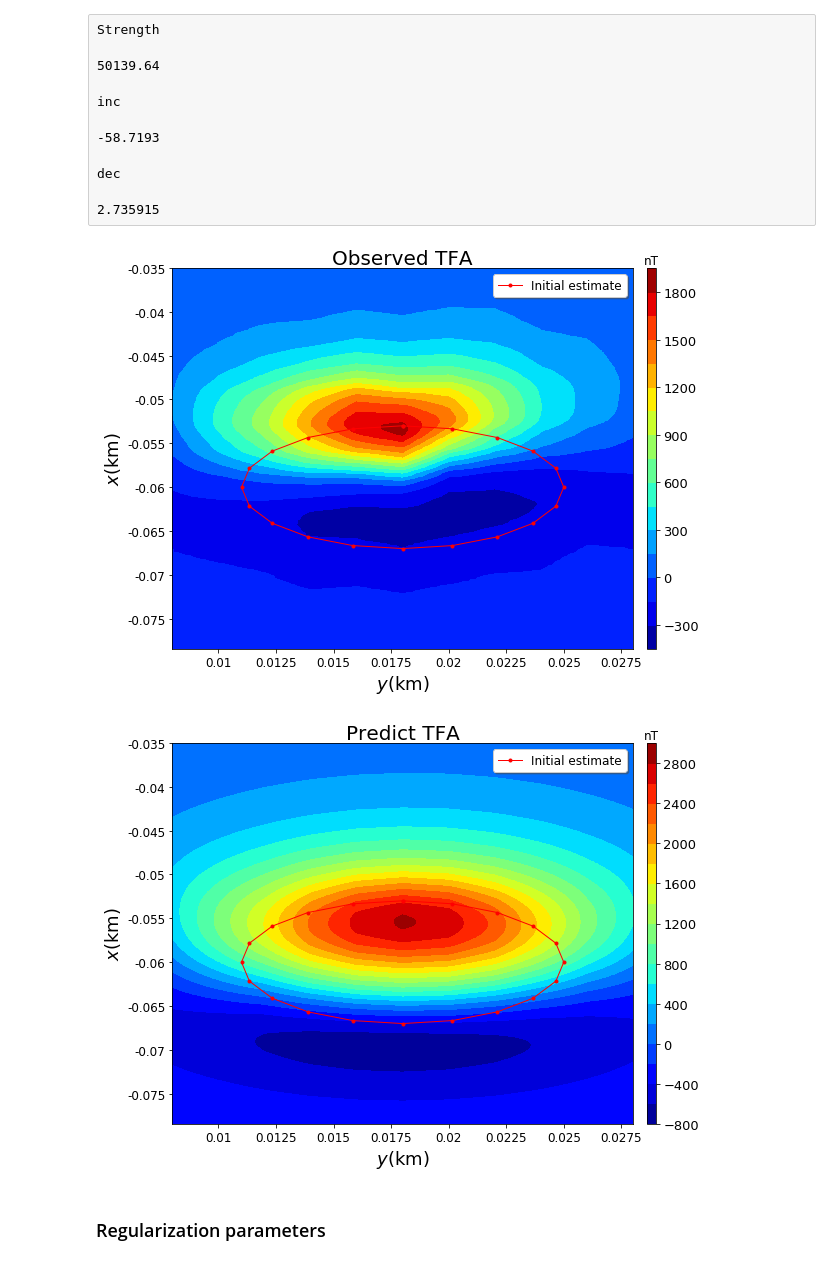
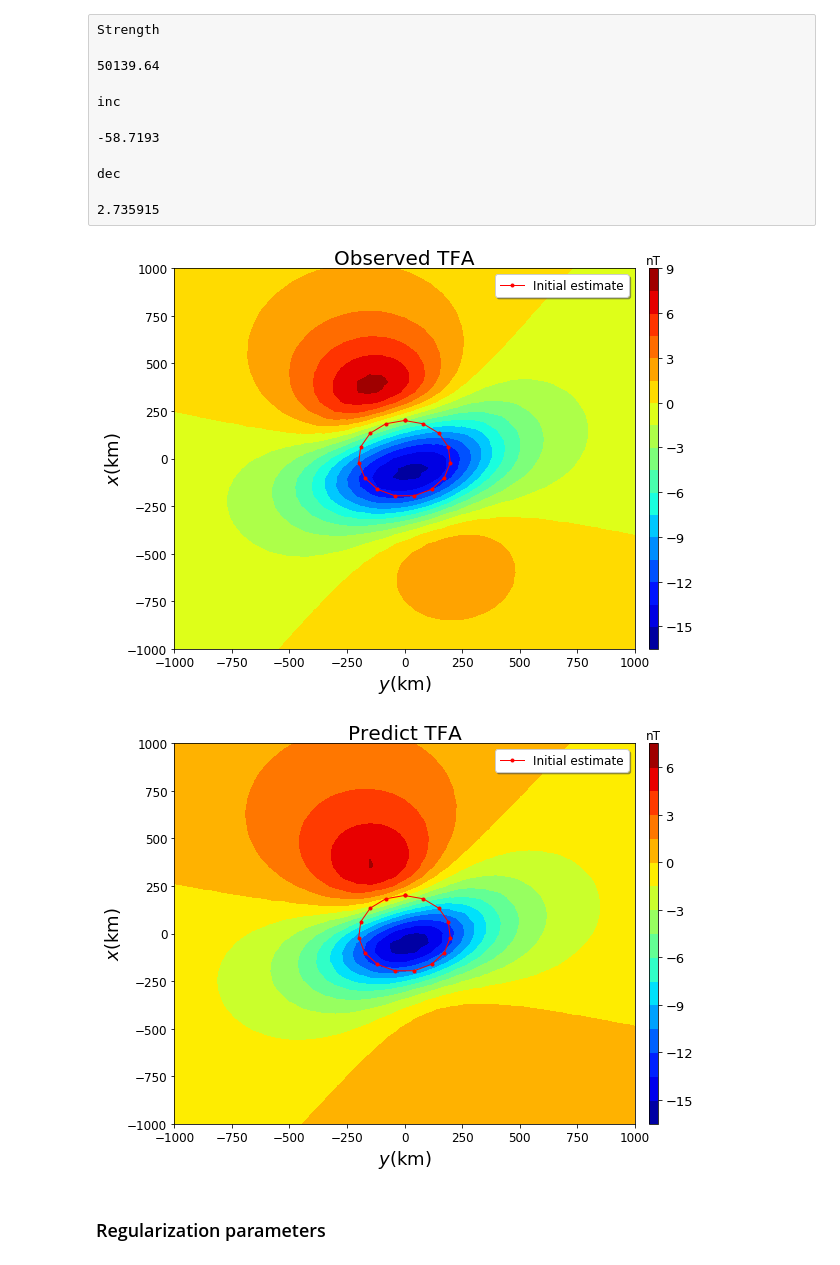
Before and after one commit to pinga-lab/magnetic-radial-inversion, a Jupyter notebook: code/funnel/tfa_inversion_airborne_lines.ipynb, the cells around one changed output. Saved outputs shown, nothing was run; the diff lists cells and outputs as text; code cells hidden in the pictures.

Commit message:
new tries for inversion train data

```diff
--- a/code/funnel/tfa_inversion_airborne_lines.ipynb
+++ b/code/funnel/tfa_inversion_airborne_lines.ipynb
@@ -27,9 +27,9 @@ import mag_sphere_functions as msf
 # %% [markdown]
 ### Importing Diorama TFA data
 # %%
-data = pd.read_csv('train_funnel.csv')
+data = pd.read_csv('Funnel_1_MV.csv')
 # %%
-xp = data['Y'].get_values()
-yp = data['X'].get_values()
+xp = data['NRTH'].get_values()
+yp = data['EAST'].get_values()
 zp = np.zeros(xp.size)
-dobs = data['mag_res'].get_values()# + np.random.normal(loc=0., scale=0.01*np.max(dobs), size=xp.size)
+dobs = data['Bm'].get_values()# + np.random.normal(loc=0., scale=0.01*np.max(data['mag_res'].get_values()), size=xp.size)
@@ -58,28 +62,28 @@ dec
 2.735915
 # %%
 #initial estimate
-M = 20 # number of vertices per prism
+M = 15 # number of vertices per prism
 L = 8 # number of prisms
 P = L*(M+2) + 1 # number of parameters
 
 # main field
-inc = -58.7193
-dec = 2.735915
+inc = -10.
+dec = -20.
 
 # magnetization
 incs = inc
 decs = dec
-intensity = 20
+intensity = 0.01*(25000./1256.)
 props = {'magnetization': utils.ang2vec(
         intensity, incs, decs)}
 
 # geometric parameters
-z0 = 5.5
-dz = 1.
-r = 7.
+z0 = 200.
+dz = 80.
+r = 200.
 
 rin = np.zeros(M) + r
-m0 = np.hstack((rin, np.array([-60., 18.])))
+m0 = np.hstack((rin, np.array([0., 0.])))
 m0 = np.resize(m0, P - 1) # inicial parameters vector
 m0 = np.hstack((m0, dz))
 model0 = mfun.param2polyprism(m0, M, L, z0, props) # list of classes of prisms
@@ -110,22 +114,22 @@ m_out = np.zeros(M + 2)  # outcropping body parameters
 # %%
 plt.figure(figsize=(10,7))
 plt.title('Observed TFA', fontsize=20)
 plt.tricontourf(yp, xp, dobs, 20, cmap='jet').ax.tick_params(labelsize=12)
 plt.xlabel('$y$(km)', fontsize=18)
 plt.ylabel('$x$(km)', fontsize=18)
 clb = plt.colorbar(pad=0.025, aspect=40, shrink=1)
 clb.ax.tick_params(labelsize=13)
 #source = mpl.polygon(kimberlite_model['prisms'][0], '.-k', xy2ne=True)
 estimate = mpl.polygon(model0[0], '.-r', xy2ne=True)
 #source.set_label('Outcropping polygon')
 estimate.set_label('Initial estimate')
 clb.ax.set_title('nT')
-mpl.m2km()
+#mpl.m2km()
 plt.legend(loc=0, fontsize=12, shadow=bool, framealpha=1)
 #plt.savefig(mypath+'diorama_tfa_pred_data_true_inital.png', dpi=300)
 plt.show()
 # %% [output]
-[figure, old version]
+[figure, new version]
 # %%
 plt.figure(figsize=(10,7))
 plt.title('Predict TFA', fontsize=20)
@@ -139,14 +143,14 @@ estimate = mpl.polygon(model0[0], '.-r', xy2ne=True)
 #source.set_label('Outcropping polygon')
 estimate.set_label('Initial estimate')
 clb.ax.set_title('nT')
-mpl.m2km()
+#mpl.m2km()
 plt.legend(loc=0, fontsize=12, shadow=bool, framealpha=1)
 #plt.savefig(mypath+'diorama_tfa_pred_data_true_inital.png', dpi=300)
 plt.show()
 
 #img(filename=mypath+'diorama_tfa_pred_data_true_inital.png', width=1000, height=1200)
 # %% [output]
-[figure, old version]
+[figure, new version]
 # %% [markdown]
 ### Regularization parameters
 # %%
```
Also changed, not shown: parts of 9 cells of this notebook, 4 other files.
